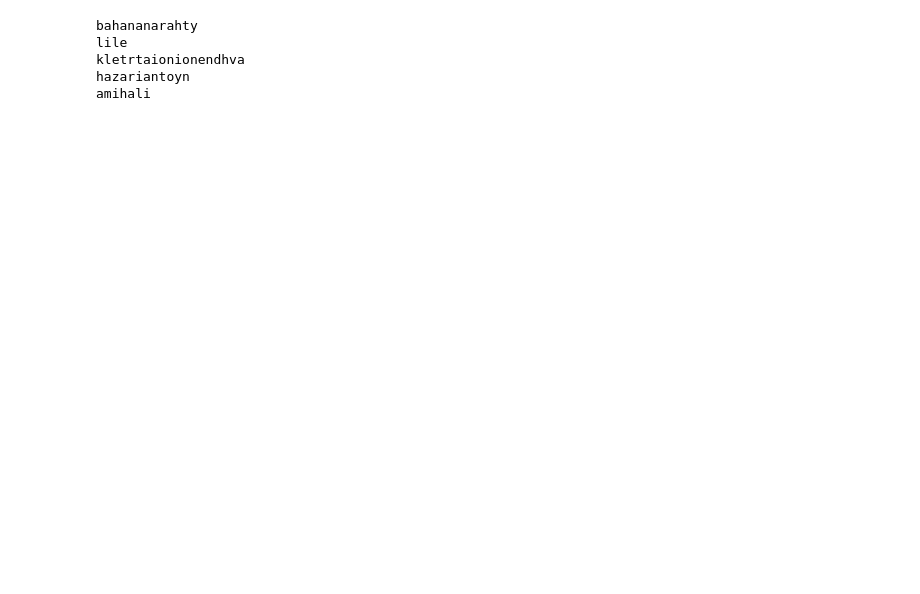
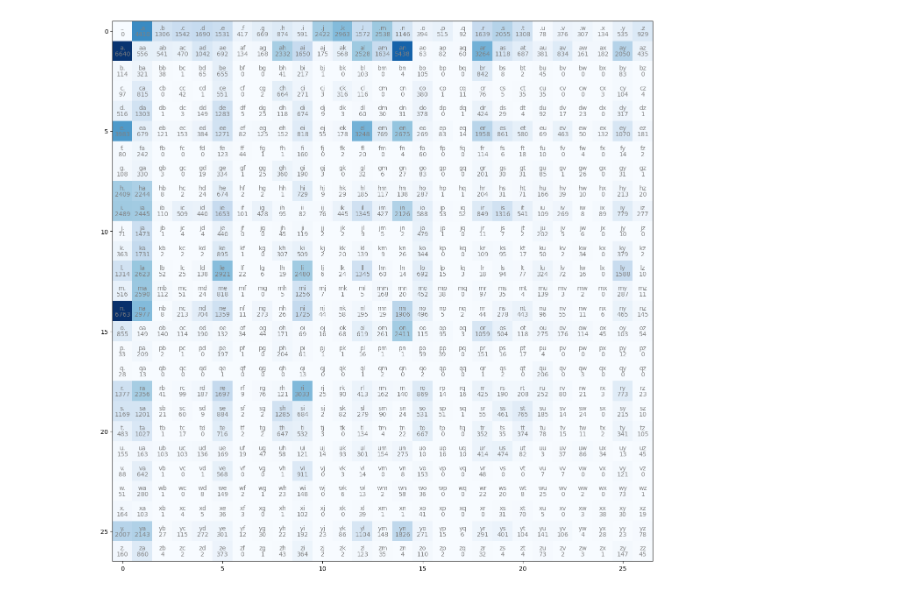
Before and after one commit to igorjakus/learn-nn, a Jupyter notebook: makemore.ipynb, the cells around one changed output. Saved outputs shown, nothing was run; the diff lists cells and outputs as text; code cells hidden in the pictures; blank space fills up the shorter version.

```diff
--- a/makemore.ipynb
+++ b/makemore.ipynb
@@ -40,42 +25,32 @@ words[:10]
-# %%
-# Let's count frequencies
-def letter_index(c):
-    if c == '<':
-        return 0
-    elif c == '>':
-        return 1
-    return ord(c) - ord('a') + 2
-
-
-freq = [[0 for _ in range(28)] for _ in range(28)]
-
-for w in words:
-    for c, c_succ in zip(w, w[1:]):
-        # freq[0][2] = how many times '<S>' is followed by 'a'
-        freq[letter_index(c)][letter_index(c_succ)] += 1
-# %%
-# Let's try to generate a name stochastically based on frequency
-import random
-
-def index_to_char(i):
-    if i == 0:
-        return '<'
-    elif i == 1:
-        return '>'
-    return chr(i - 2 + ord('a'))
-
-def generate_name_stochastically():
-    name = "<"
-    while name[-1] != ">":
-        next_char = random.choices(range(28), freq[letter_index(name[-1])])[0]
-        name += index_to_char(next_char)
-    return name[1:-1]
-
-for _ in range(5):
-    print(generate_name_stochastically())
-# %% [output]
-bahananarahty
-lile
-kletrtaionionendhva
-hazariantoyn
-amihali
+# %%
+# Let's count frequencies
+def stoi(c):
+    if c == '.':
+        return 0
+    return ord(c) - ord('a') + 1
+
+def itos(i):
+    if i == 0:
+        return '.'
+    return chr(i + ord('a') - 1)
+
+
+# Counting frequencies
+# freq[0][1] = how many times '.' is followed by 'a'
+N = torch.zeros(27, 27)
+for w in words:
+    for c, c_succ in zip(w, w[1:]):
+        N[stoi(c), stoi(c_succ)] += 1
+
+
+# Plotting the matrix
+plt.figure(figsize=(16, 16))
+plt.imshow(N, cmap='Blues')
+for row in range(27):
+    for col in range(27):
+        chstr = itos(row) + itos(col)
+        plt.text(col, row, chstr, ha='center', va='bottom', color='gray')
+        plt.text(col, row, f'{N[row, col]:.0f}', ha='center', va='top', color='gray')
+plt.show()
+# %% [output]
+[figure, added]
```
Also changed, not shown: parts of 4 cells of this notebook.
